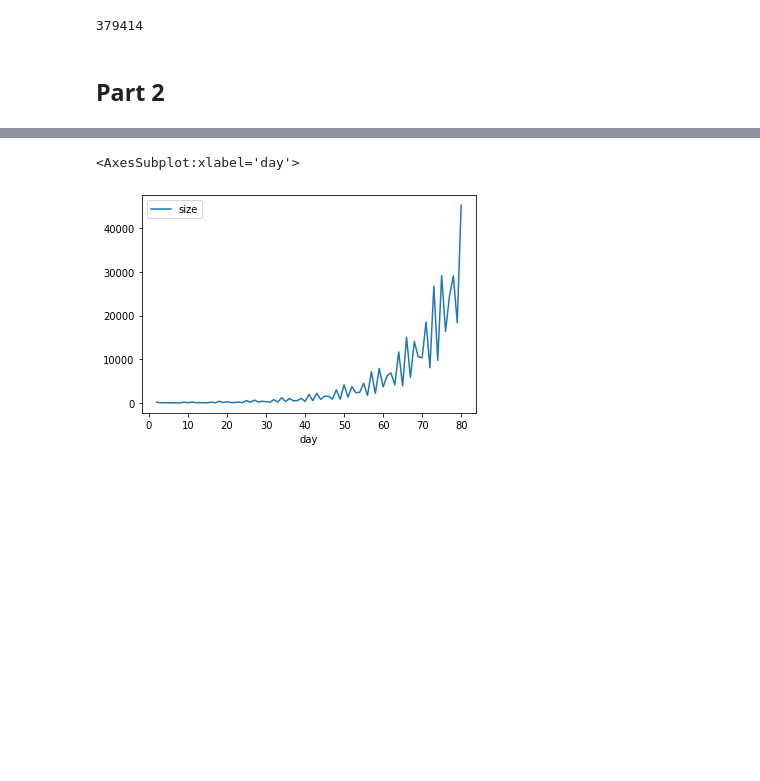
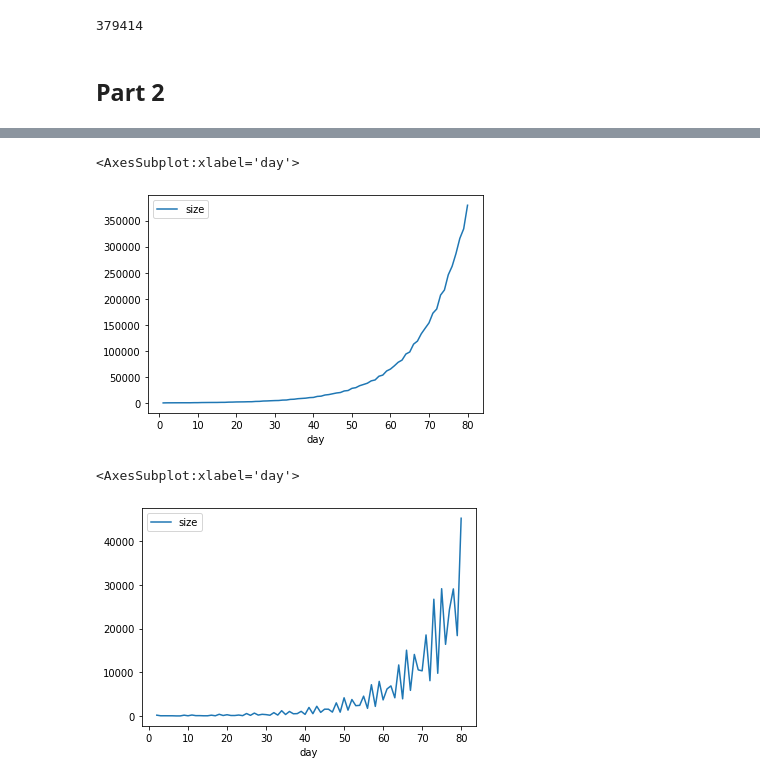
Before and after one commit to Luviz/adventofcode, a Jupyter notebook: day_06/daysix.ipynb, the cells around one changed output, grey strips where cells are left out. Cells and saved outputs as stored; diff of their text form; code cells hidden in the pictures; blank space fills up the shorter version.

```diff
--- a/day_06/daysix.ipynb
+++ b/day_06/daysix.ipynb
@@ -60,3 +60,5 @@ len(arr)
 ## Part 2
 # %%
 import pandas as pd
+df = pd.DataFrame(data).set_index('day')
+df
@@ -63,3 +80,8 @@ import pandas as pd
+# %%
+df.plot()
+# %% [output]
+<AxesSubplot:xlabel='day'>
+[figure, added]
 # %%
 df = pd.DataFrame(data).set_index("day")
 df
```
Also changed, not shown: parts of 3 cells of this notebook.
